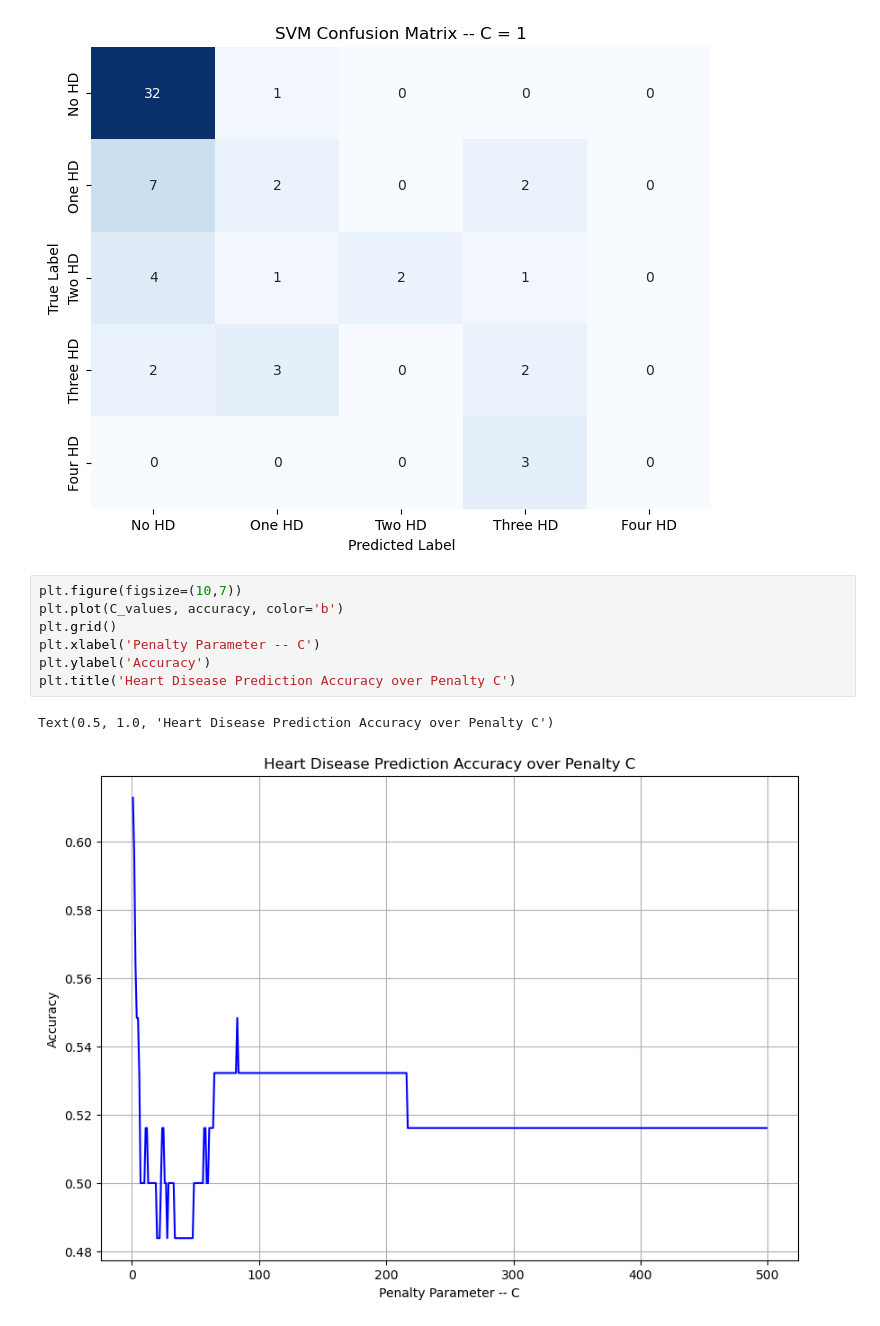
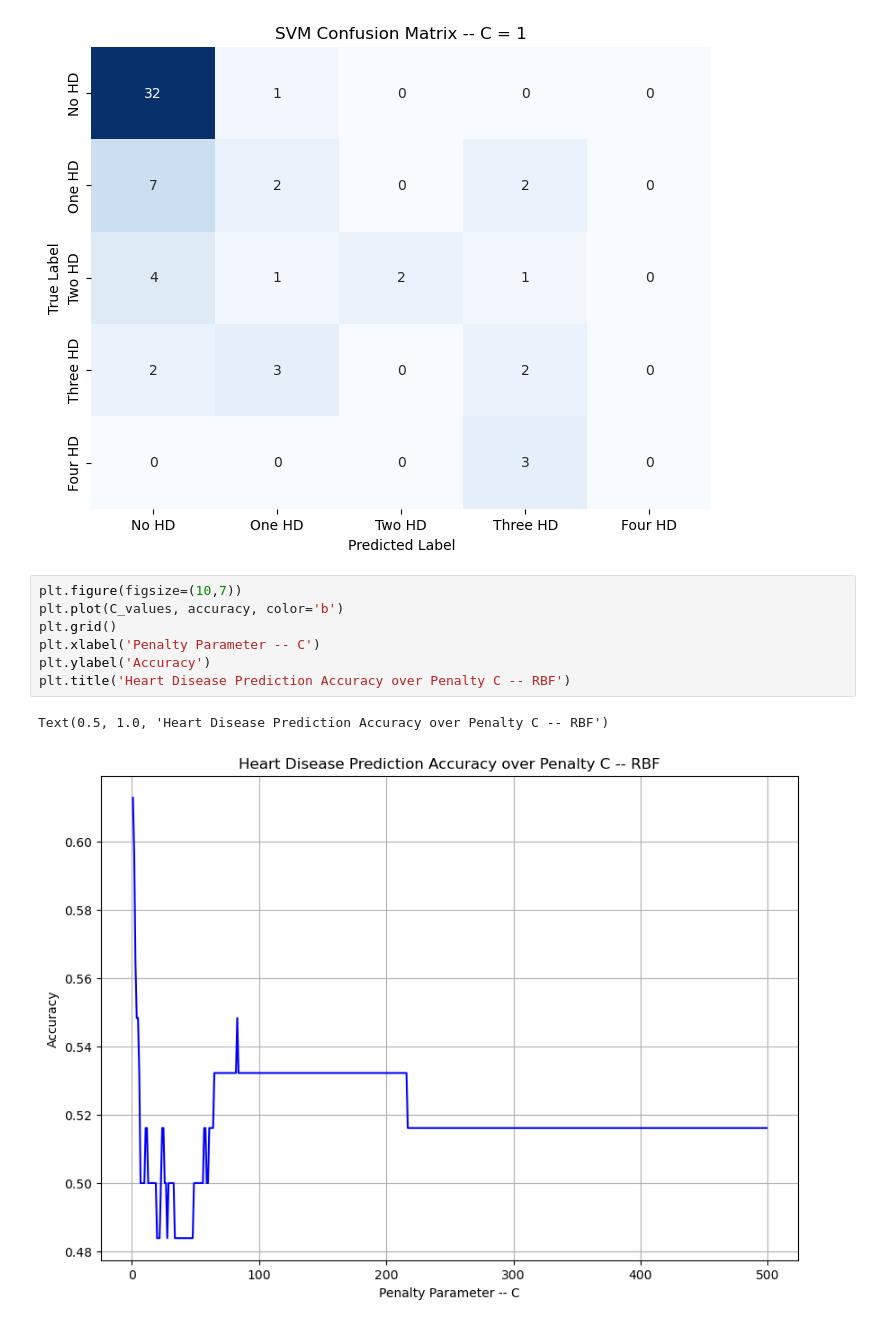
Before and after one commit to Norumai01/ECGR_4115_Project, a Jupyter notebook: Heart_Disease.ipynb, the cells around one changed output. Saved outputs shown, nothing was run; the diff lists cells and outputs as text.

Commit message:
Updated graph

```diff
--- a/Heart_Disease.ipynb
+++ b/Heart_Disease.ipynb
@@ -154,10 +154,10 @@ plt.show()
 # %%
 plt.figure(figsize=(10,7))
 plt.plot(C_values, accuracy, color='b')
 plt.grid()
 plt.xlabel('Penalty Parameter -- C')
 plt.ylabel('Accuracy')
-plt.title('Heart Disease Prediction Accuracy over Penalty C')
+plt.title('Heart Disease Prediction Accuracy over Penalty C -- RBF')
 # %% [output]
-Text(0.5, 1.0, 'Heart Disease Prediction Accuracy over Penalty C')
+Text(0.5, 1.0, 'Heart Disease Prediction Accuracy over Penalty C -- RBF')
-[figure, old version]
+[figure, new version]
```
Also changed, not shown: parts of 3 cells of this notebook, 1 other file.
